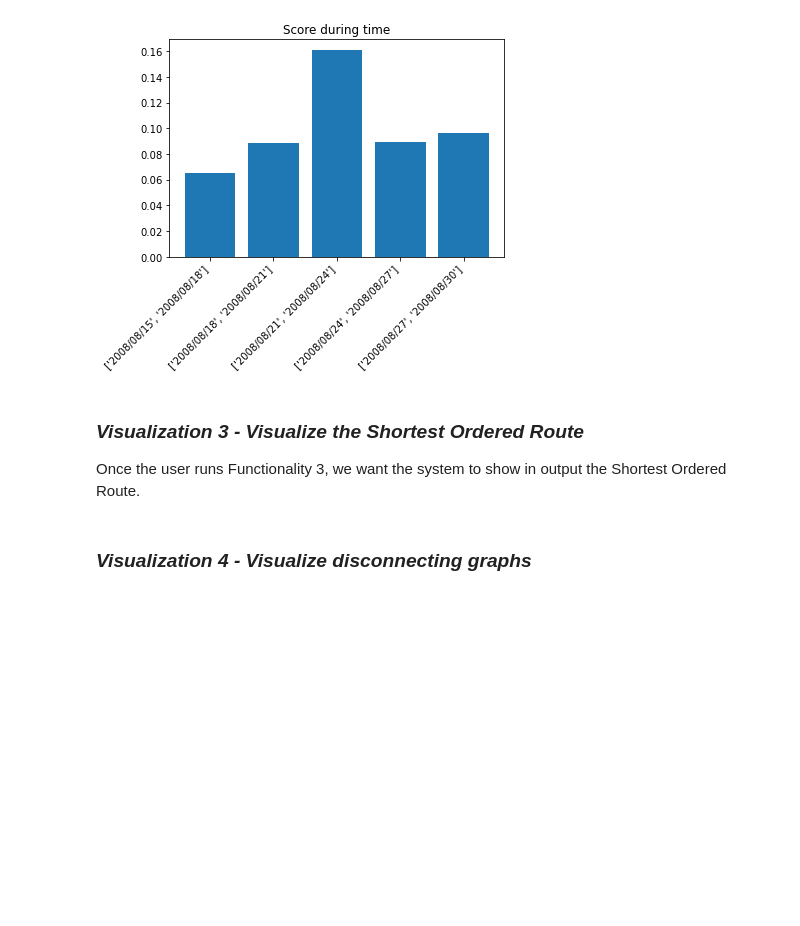
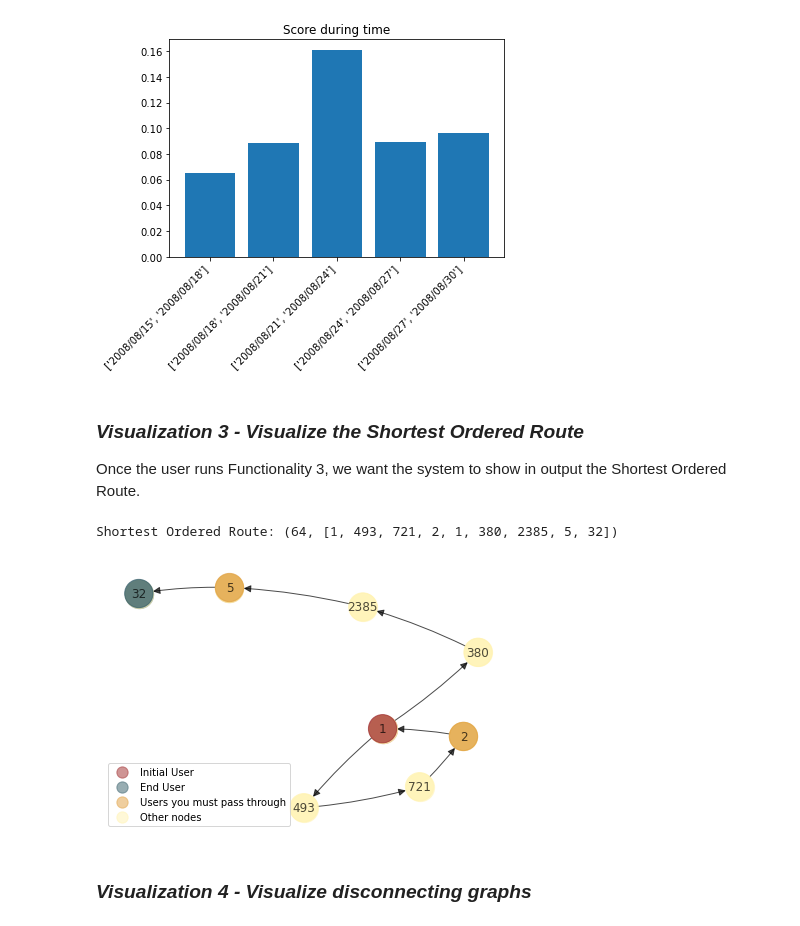
Before and after one commit to cosmin-z/ADM-HW5, a Jupyter notebook: main.ipynb, the cells around one changed output. Drawn from its saved outputs; the diff is of its cells as text; code cells hidden in the pictures; blank space fills up the shorter version.

```diff
--- a/main.ipynb
+++ b/main.ipynb
@@ -561,6 +561,38 @@ visualization2(G, 1, '2008/08/15', '2008/08/30', 'closeness')
  ### <i> Visualization 3 - Visualize the Shortest Ordered Route </i>
 
  Once the user runs Functionality 3, we want the system to show in output the Shortest Ordered Route.
+# %%
+def visualize3(G,users,source,target):
+    result = Shortest_Ordered_Route(G,users,source,target)
+    print('Shortest Ordered Route:', result)
+
+    route = result[1]
+    G = nx.DiGraph()
+    for i in range(len(route)-1):
+        G.add_edge(route[i],route[i+1])
+
+    pos = nx.layout.spring_layout(G)
+
+    nx.draw_networkx_nodes(G, pos=pos, nodelist=[source],
+                           node_color='#9e2a2b', label='Initial User', node_size = 800, alpha = 0.5)
+    nx.draw_networkx_nodes(G, pos=pos, nodelist=[target],
+                           node_color='#335c67', label='End User', node_size = 800, alpha = 0.5)
+    nx.draw_networkx_nodes(G, pos=pos, nodelist=users,
+                           node_color='#e09f3e', label='Users you must pass through', node_size = 800, alpha = 0.5)
+    nx.draw_networkx_nodes(G, pos=pos, nodelist= result[1],
+                           node_color='#fff3b0', label='Other nodes', node_size = 800, alpha = 0.5)
+
+    plt.tight_layout()
+    plt.legend(scatterpoints = 1, markerscale = 0.4)
+    color_map = ['#9e2a2b' if node == source else '#335c67' if node == target else '#e09f3e' if node in users else '#fff3b0' for node in G]
+
+    nx.draw(G, with_labels = True, node_color=color_map, alpha = 0.7, pos = pos,
+                          arrowsize=15, connectionstyle='arc3,rad=0.05', node_size = 800)
+# %%
+visualize3(G,[2,5],1,32)
+# %% [output]
+Shortest Ordered Route: (64, [1, 493, 721, 2, 1, 380, 2385, 5, 32])
+[figure, added]
 # %% [markdown]
  ### <i> Visualization 4 - Visualize disconnecting graphs </i>
 # %%
```
